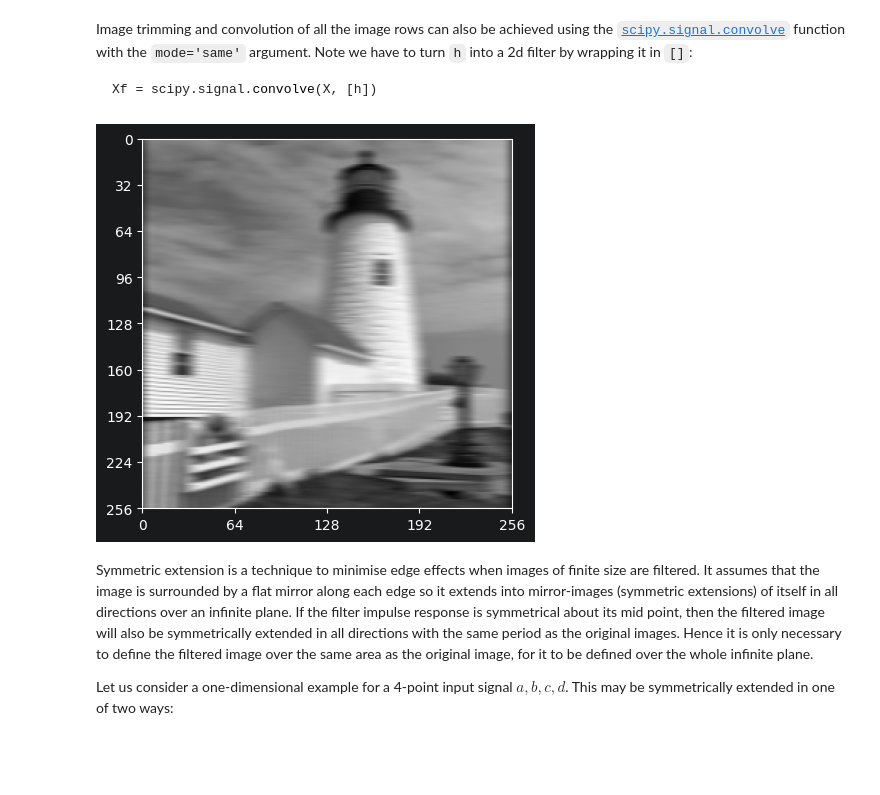
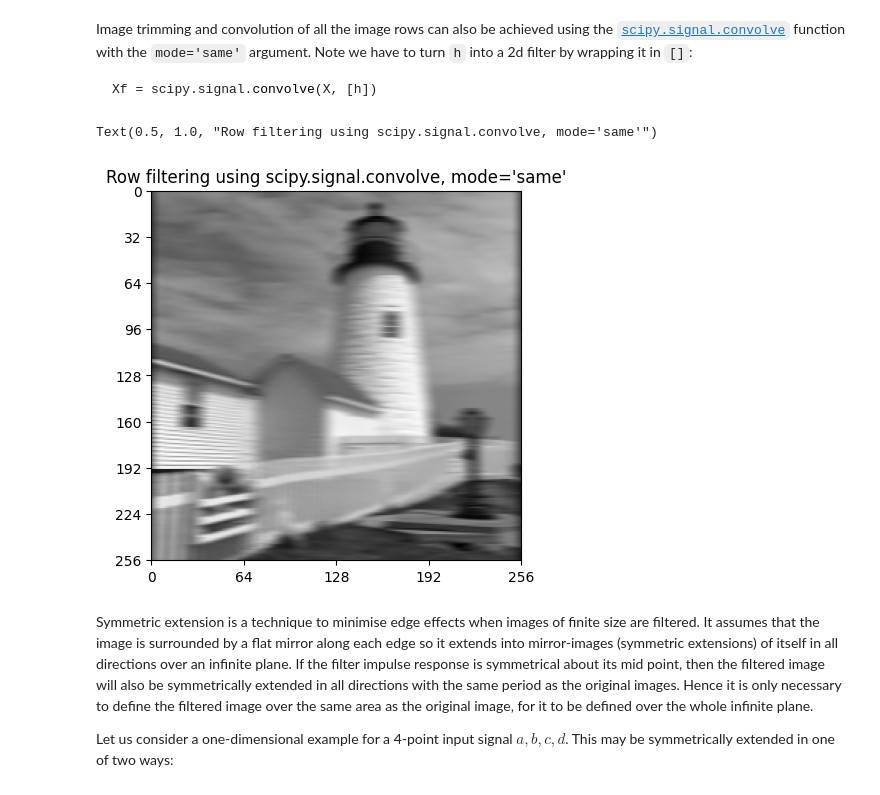
Before and after one commit to dofsdev/SF2, a Jupyter notebook: 5-simple-image-filtering.ipynb, the cells around one changed output. Drawn from its saved outputs; the diff is of its cells as text; code cells hidden in the pictures; blank space fills up the shorter version.

````diff
--- a/5-simple-image-filtering.ipynb
+++ b/5-simple-image-filtering.ipynb
@@ -80,14 +88,16 @@ Image trimming and convolution of all the image rows can also be achieved using
 Xf = scipy.signal.convolve(X, [h])
 ```
 # %%
+h = halfcos(15)
+
+Xf_row_scipy = scipy.signal.convolve(X, h[None, :], mode="same")
+
 fig, ax = plt.subplots()
-
-h = halfcos(15)
-Xf = scipy.signal.convolve(X, [h], mode='same')
-
-plot_image(Xf, ax=ax);
+plot_image(Xf_row_scipy, ax=ax)
+ax.set_title("Row filtering using scipy.signal.convolve, mode='same'")
 # %% [output]
+Text(0.5, 1.0, "Row filtering using scipy.signal.convolve, mode='same'")
-[figure, old version]
+[figure, new version]
 # %% [markdown]
 Symmetric extension is a technique to minimise edge effects when images of
 finite size are filtered.  It assumes that the image is surrounded by a
````
Also changed, not shown: parts of 9 cells of this notebook, 1 other file.
